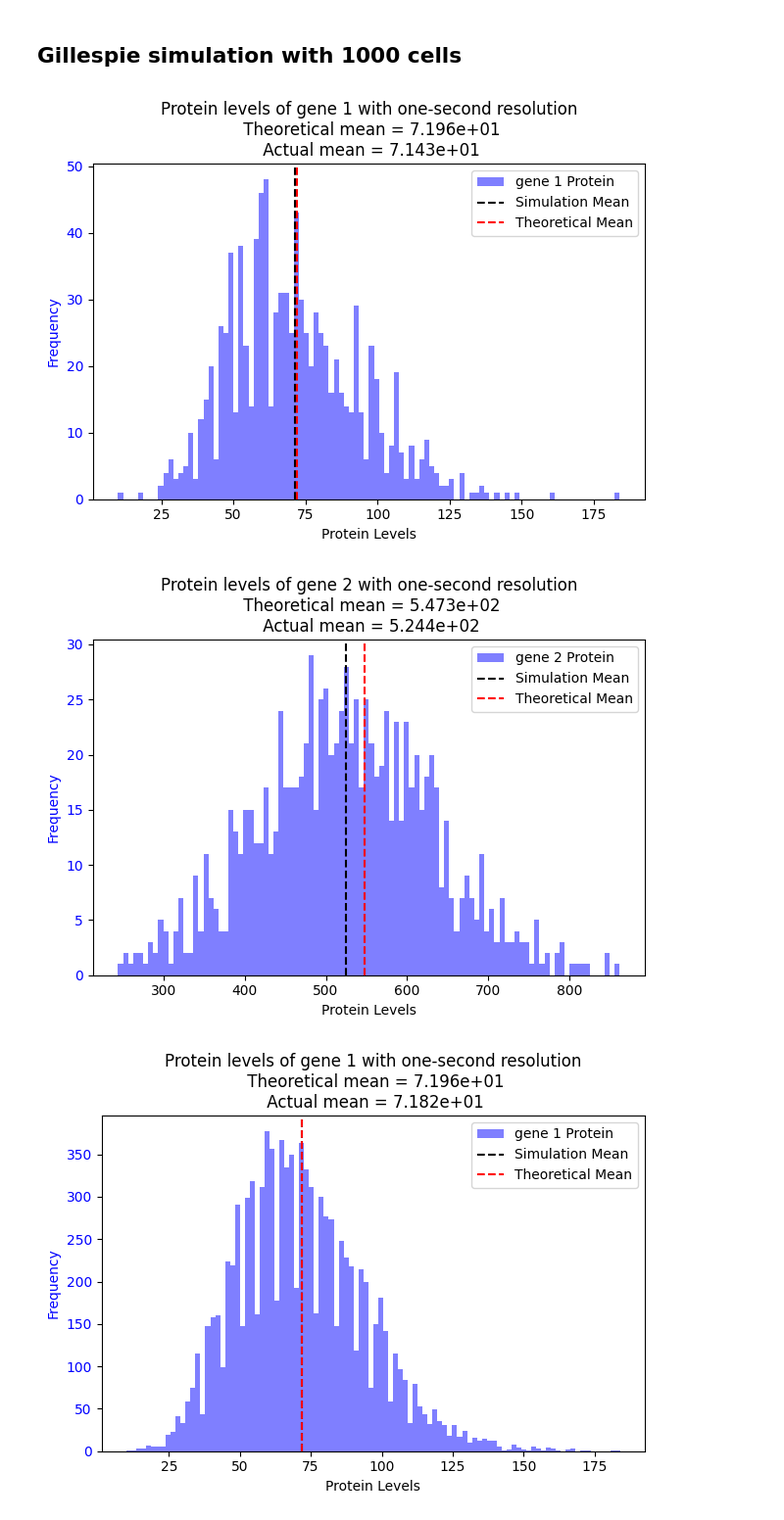
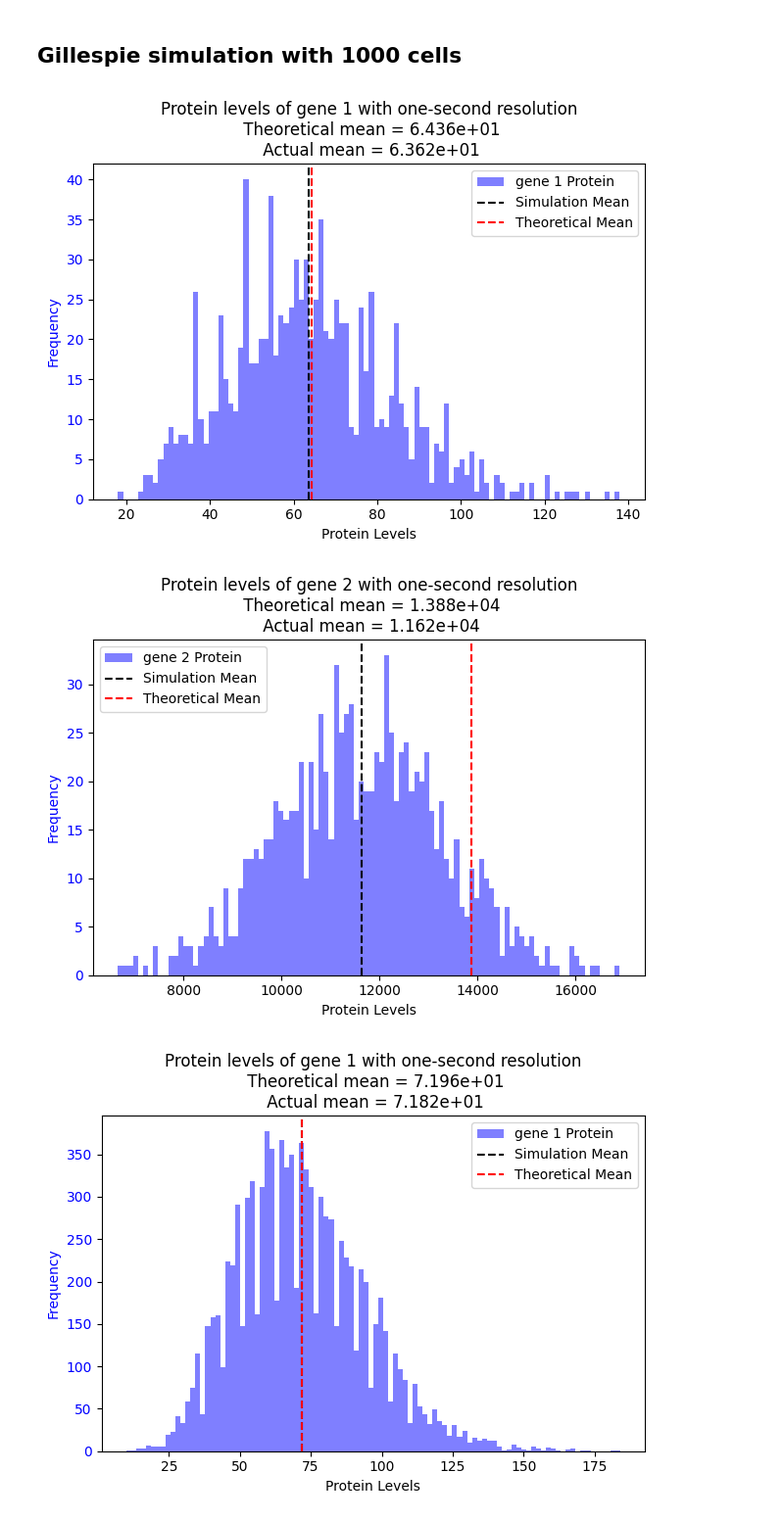
Before and after one commit to Keerthana910234/grnInference, a Jupyter notebook: analysisCode/compare_gillespie_vs_one_sec_res.ipynb, the cells around one changed output. Shown: that part at 98% size. Cells and saved outputs as stored; diff of their text form; code cells hidden in the pictures.

```diff
--- a/analysisCode/compare_gillespie_vs_one_sec_res.ipynb
+++ b/analysisCode/compare_gillespie_vs_one_sec_res.ipynb
@@ -61,10 +61,10 @@ def calculate_protein_level_with_regulation(params, hill_response=0.0, r_add=10,
     # print(unspliced_mrna + spliced_mrna)
     return protein_level
 # %%
-# params_gene_1 = [0.4023188424412684,69.57850258396365,29.902655460974103,4.9676607542185085,17.514301786039532,0.029712484672261147]
-# params_gene_2 = [0.2127851341068382,31.933683905796215,79.28488335937969,5.548348142938958,88.7951704914292,0.14608750436112627]
-params_gene_1 = [0.27,8.4,32.0,2.5,28.0,0.059]
-params_gene_2 = [0.25,7.7,40.0,3.7,28,0.059]
+params_gene_1 = [0.4023188424412684,69.57850258396365,29.902655460974103,4.9676607542185085,17.514301786039532,0.029712484672261147]
+params_gene_2 = [0.2127851341068382,31.933683905796215,79.28488335937969,5.548348142938958,88.7951704914292,0.14608750436112627]
+# params_gene_1 = [0.27,8.4,32.0,2.5,28.0,0.059]
+# params_gene_2 = [0.25,7.7,40.0,3.7,28,0.059]
 
 r_add = 2
 
@@ -153,16 +153,16 @@ compare_sim_to_theory(singleTime_df_one_second, "gene_2", theoretical_mean_2, sa
 # %% [markdown]
 ## Gillespie simulation with 1000 cells
 # %%
-sim_Gillespie_1000_cells = pd.read_csv('/home/mzo5929/Keerthana/grnInference/simulation_data/gillespie_simulation/test/df_simulation_1000_cells_300_timepoints_2025-07-01T16:59:42.108213_626d2676_.csv')
+sim_Gillespie_1000_cells = pd.read_csv('/home/mzo5929/Keerthana/grnInference/simulation_data/gillespie_simulation/test/df_simulation_1000_cells_300h_timepoints_rows_12_13_20250701_203830_800bcb3c.csv')
 time = 299
-singleTime_df_gillespie = sim_Gillespie_1000_cells[(sim_Gillespie_1000_cells['tp'] == time)]
+singleTime_df_gillespie = sim_Gillespie_1000_cells[(sim_Gillespie_1000_cells['time_step'] == time)]
 theoretical_mean_1 = baseline_gene_1
 theoretical_mean_2 = K_gene_2
 compare_sim_to_theory(singleTime_df_gillespie, "gene_1", theoretical_mean_1 , save_path="/home/mzo5929/Keerthana/grnInference/plots/gillespie_vs_one_second_res/gillespie_1000_cells_vs_theory_gene_1")
 compare_sim_to_theory(singleTime_df_gillespie, "gene_2", theoretical_mean_2, save_path="/home/mzo5929/Keerthana/grnInference/plots/gillespie_vs_one_second_res/gillespie_1000_cells_vs_theory_gene_2")
 # %% [output]
-[figure, old version]
+[figure, new version]
-[figure, old version]
+[figure, new version]
 # %%
 sim_Gillespie_10000_cells = pd.read_csv('/home/mzo5929/Keerthana/grnInference/simulation_data/gillespie_simulation/test/df_simulation_10000_cells_300_timepoints_20250701_180020_3b9b9102_.csv')
 time = 299
```
Also changed, not shown: parts of 5 cells of this notebook.
